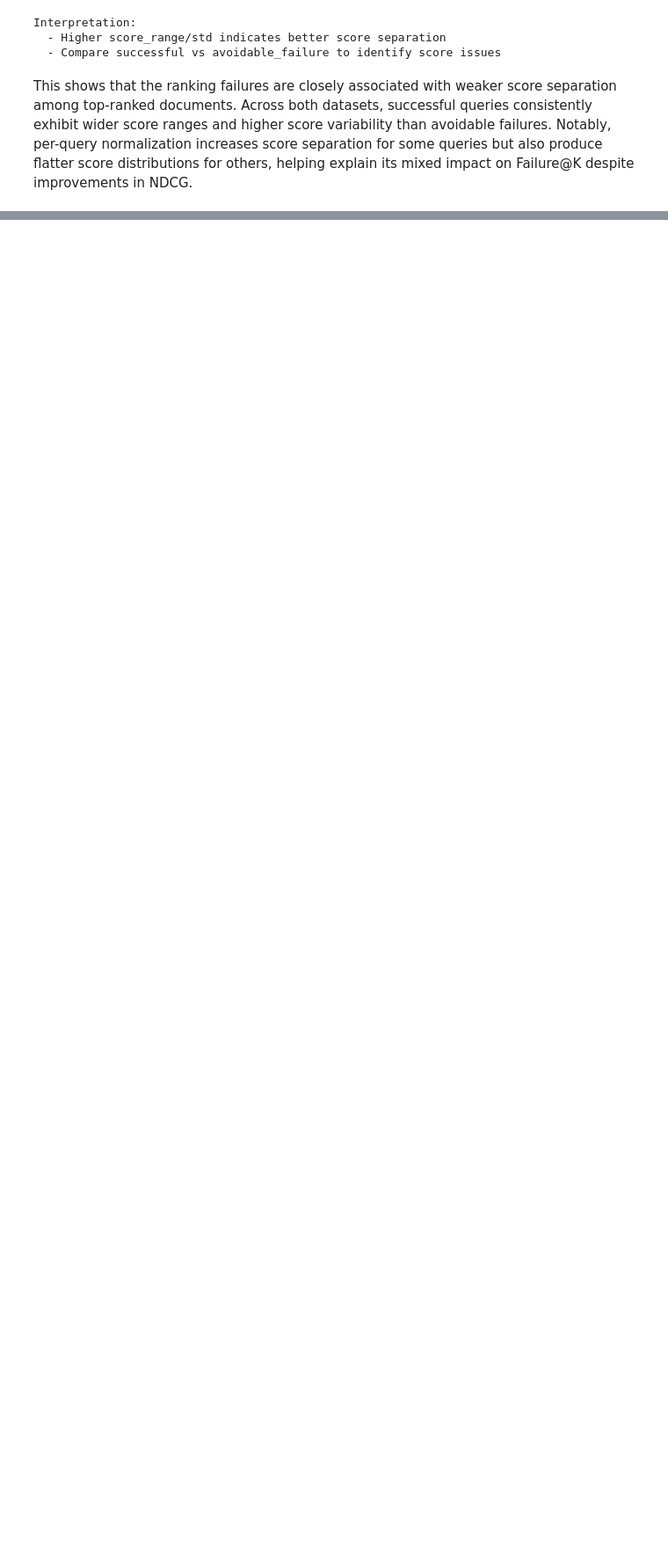
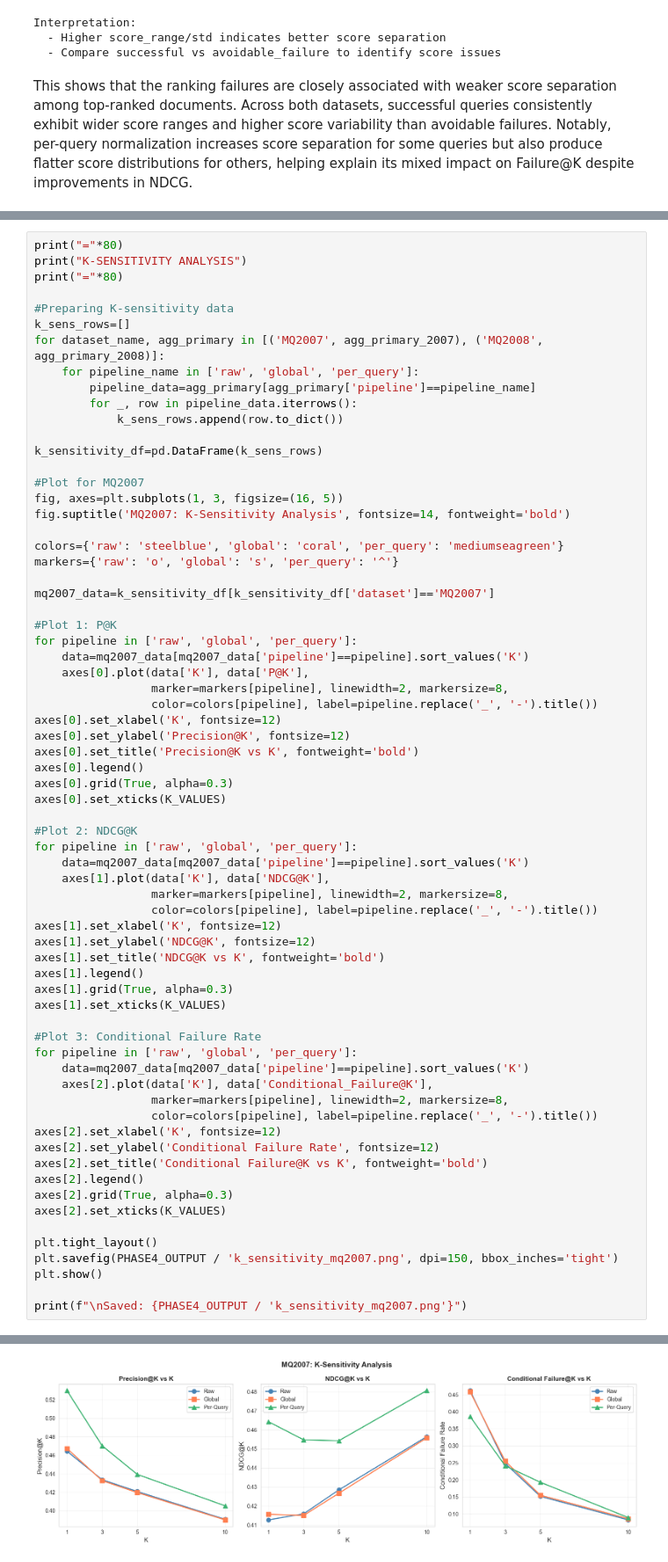
Before and after one commit to KushalMarahatta/Capstone_coding, a Jupyter notebook: notebooks/04_normalization_experiments.ipynb, the cells around one changed output, grey strips where cells are left out. Shown at 88% size. Drawn from its saved outputs; the diff is of its cells as text; blank space fills up the shorter version.

Commit message:
Performed K-sensitivity Analysis on both MQ2007 and MQ2008 dataset

```diff
--- a/notebooks/04_normalization_experiments.ipynb
+++ b/notebooks/04_normalization_experiments.ipynb
@@ -1083,0 +1086,69 @@ This shows that the ranking failures are closely associated with weaker score se
+# %%
+print("="*80)
+print("K-SENSITIVITY ANALYSIS")
+print("="*80)
+
+#Preparing K-sensitivity data
+k_sens_rows=[]
+for dataset_name, agg_primary in [('MQ2007', agg_primary_2007), ('MQ2008', agg_primary_2008)]:
+    for pipeline_name in ['raw', 'global', 'per_query']:
+        pipeline_data=agg_primary[agg_primary['pipeline']==pipeline_name]
+        for _, row in pipeline_data.iterrows():
+            k_sens_rows.append(row.to_dict())
+
+k_sensitivity_df=pd.DataFrame(k_sens_rows)
+
+#Plot for MQ2007
+fig, axes=plt.subplots(1, 3, figsize=(16, 5))
+fig.suptitle('MQ2007: K-Sensitivity Analysis', fontsize=14, fontweight='bold')
+
+colors={'raw': 'steelblue', 'global': 'coral', 'per_query': 'mediumseagreen'}
+markers={'raw': 'o', 'global': 's', 'per_query': '^'}
+
+mq2007_data=k_sensitivity_df[k_sensitivity_df['dataset']=='MQ2007']
+
+#Plot 1: P@K
+for pipeline in ['raw', 'global', 'per_query']:
+    data=mq2007_data[mq2007_data['pipeline']==pipeline].sort_values('K')
+    axes[0].plot(data['K'], data['P@K'],
+                 marker=markers[pipeline], linewidth=2, markersize=8,
+                 color=colors[pipeline], label=pipeline.replace('_', '-').title())
+axes[0].set_xlabel('K', fontsize=12)
+axes[0].set_ylabel('Precision@K', fontsize=12)
+axes[0].set_title('Precision@K vs K', fontweight='bold')
+axes[0].legend()
+axes[0].grid(True, alpha=0.3)
+axes[0].set_xticks(K_VALUES)
+
+#Plot 2: NDCG@K
+for pipeline in ['raw', 'global', 'per_query']:
+    data=mq2007_data[mq2007_data['pipeline']==pipeline].sort_values('K')
+    axes[1].plot(data['K'], data['NDCG@K'],
+                 marker=markers[pipeline], linewidth=2, markersize=8,
+                 color=colors[pipeline], label=pipeline.replace('_', '-').title())
+axes[1].set_xlabel('K', fontsize=12)
+axes[1].set_ylabel('NDCG@K', fontsize=12)
+axes[1].set_title('NDCG@K vs K', fontweight='bold')
+axes[1].legend()
+axes[1].grid(True, alpha=0.3)
+axes[1].set_xticks(K_VALUES)
+
+#Plot 3: Conditional Failure Rate
+for pipeline in ['raw', 'global', 'per_query']:
+    data=mq2007_data[mq2007_data['pipeline']==pipeline].sort_values('K')
+    axes[2].plot(data['K'], data['Conditional_Failure@K'],
+                 marker=markers[pipeline], linewidth=2, markersize=8,
+                 color=colors[pipeline], label=pipeline.replace('_', '-').title())
+axes[2].set_xlabel('K', fontsize=12)
+axes[2].set_ylabel('Conditional Failure Rate', fontsize=12)
+axes[2].set_title('Conditional Failure@K vs K', fontweight='bold')
+axes[2].legend()
+axes[2].grid(True, alpha=0.3)
+axes[2].set_xticks(K_VALUES)
+
+plt.tight_layout()
+plt.savefig(PHASE4_OUTPUT / 'k_sensitivity_mq2007.png', dpi=150, bbox_inches='tight')
+plt.show()
+
+print(f"\nSaved: {PHASE4_OUTPUT / 'k_sensitivity_mq2007.png'}")
+# %% [output]
@@ -1083,0 +1158 @@ This shows that the ranking failures are closely associated with weaker score se
+[figure, added]
```
Also changed, not shown: parts of 5 cells of this notebook.
